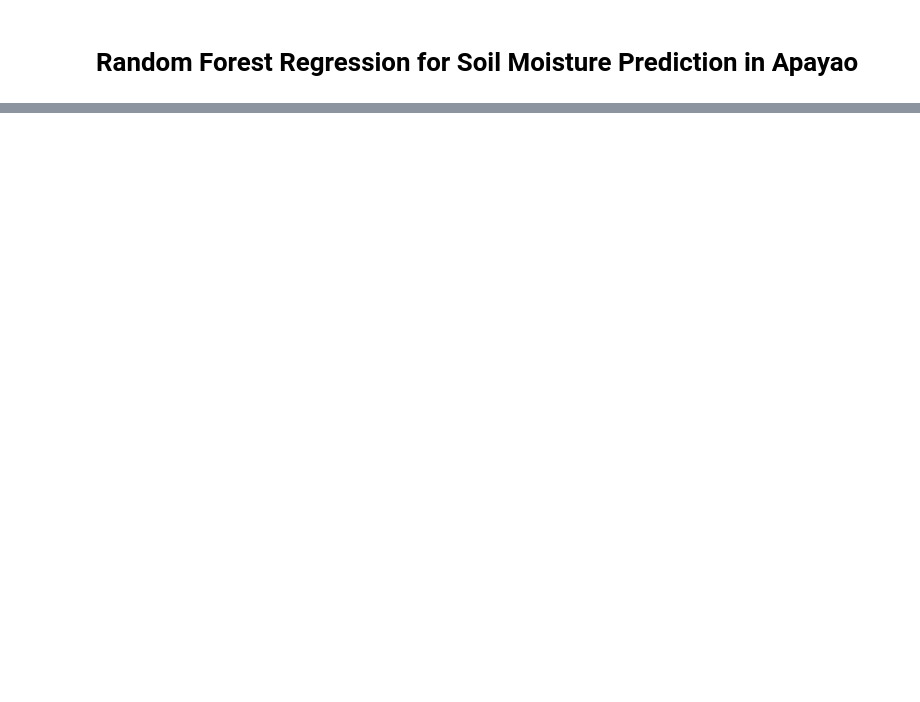
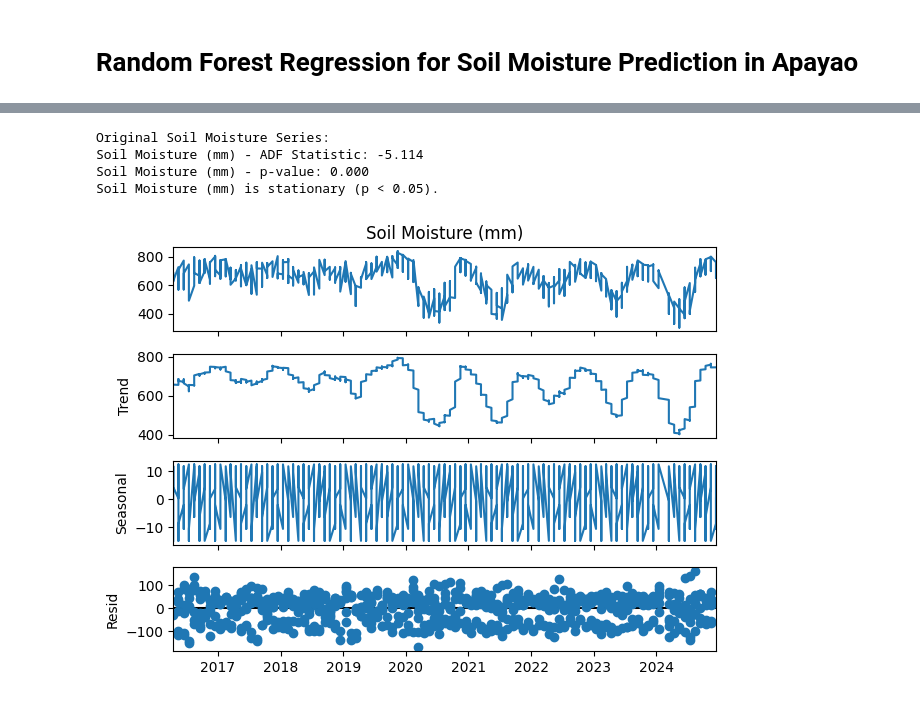
Before and after one commit to eysszn/9428-Acetone, a Jupyter notebook: finalproj/Random Forest.ipynb, the cells around one changed output, grey strips where cells are left out. Saved outputs shown, nothing was run; the diff lists cells and outputs as text; code cells hidden in the pictures; blank space fills up the shorter version.

Commit message:
updated the notebook for Random Forest and produced results

```diff
--- a/finalproj/Random Forest.ipynb
+++ b/finalproj/Random Forest.ipynb
@@ -2,0 +5,80 @@
+# %%
+import pandas as pd
+import numpy as np
+from statsmodels.tsa.seasonal import seasonal_decompose
+from sklearn.ensemble import RandomForestRegressor
+from sklearn.metrics import mean_squared_error, mean_absolute_error
+from sklearn.model_selection import GridSearchCV, train_test_split
+from math import log, sqrt
+import matplotlib.pyplot as plt
+import warnings
+# Suppress all warnings
+warnings.filterwarnings("ignore")
+
+# Load the dataset
+df = pd.read_csv('Apayao.csv')
+
+# Convert 'Time' to datetime
+df['Time'] = pd.to_datetime(df['Time'], format='%m/%d/%Y')
+
+# Sort by time
+df = df.sort_values('Time')
+
+# Create lag features (t-1, t-2, t-3) for soil moisture
+df['Soil_Moisture_Lag1'] = df.groupby('Municipal')['Soil Moisture (mm)'].shift(1)
+df['Soil_Moisture_Lag2'] = df.groupby('Municipal')['Soil Moisture (mm)'].shift(2)
+df['Soil_Moisture_Lag3'] = df.groupby('Municipal')['Soil Moisture (mm)'].shift(3)
+
+# Drop rows with NaN values (first 3 rows for each municipality)
+df = df.dropna()
+
+# Define features and target
+# As per requirements, we'll only use soil moisture as a feature
+X = df[['Soil_Moisture_Lag1', 'Soil_Moisture_Lag2', 'Soil_Moisture_Lag3']]
+y = df['Soil Moisture (mm)']
+
+from statsmodels.tsa.stattools import adfuller
+
+
+def check_stationarity(series, signif=0.05, series_name="Series"):
+    result = adfuller(series.dropna())
+    p_value = result[1]
+    print(f"{series_name} - ADF Statistic: {result[0]:.3f}")
+    print(f"{series_name} - p-value: {p_value:.3f}")
+    if p_value < signif:
+        print(f"{series_name} is stationary (p < {signif}).")
+        return True
+    else:
+        print(f"{series_name} is not stationary (p >= {signif}).")
+        return False
+
+
+# Check stationarity for the original soil moisture data
+soil_moisture_series = df['Soil Moisture (mm)']
+print("Original Soil Moisture Series:")
+is_stationary = check_stationarity(soil_moisture_series, series_name="Soil Moisture (mm)")
+
+# Check for seasonality for the original soil moisture data
+if not isinstance(df.index, pd.DatetimeIndex):
+    df = df.set_index('Time')
+
+# Extract the soil moisture series
+soil_moisture_series = df['Soil Moisture (mm)']
+
+# Decompose the series using an assumed seasonal period (e.g., 12 for monthly seasonality)
+decomposition = seasonal_decompose(soil_moisture_series, model='additive', period=12)
+
+# Plot the decomposition components
+decomposition.plot()
+plt.tight_layout()
+plt.show()
+
+# Estimate seasonal strength (relative standard deviation of the seasonal component)
+seasonal_strength = decomposition.seasonal.std() / soil_moisture_series.std()
+print(f"Seasonal component relative strength: {seasonal_strength:.3f}")
+# %% [output]
+Original Soil Moisture Series:
+Soil Moisture (mm) - ADF Statistic: -5.114
+Soil Moisture (mm) - p-value: 0.000
+Soil Moisture (mm) is stationary (p < 0.05).
+[figure, added]
```
Also changed, not shown: parts of 4 cells of this notebook.
